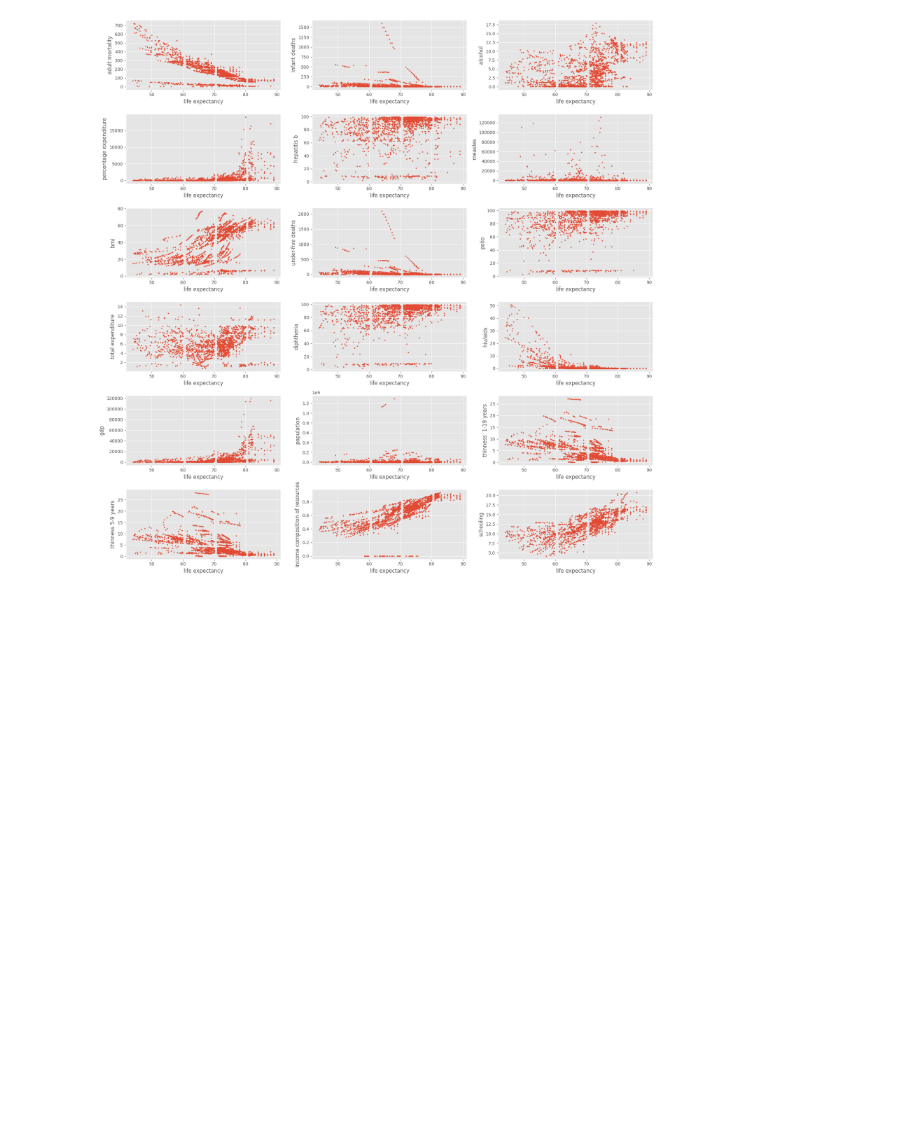
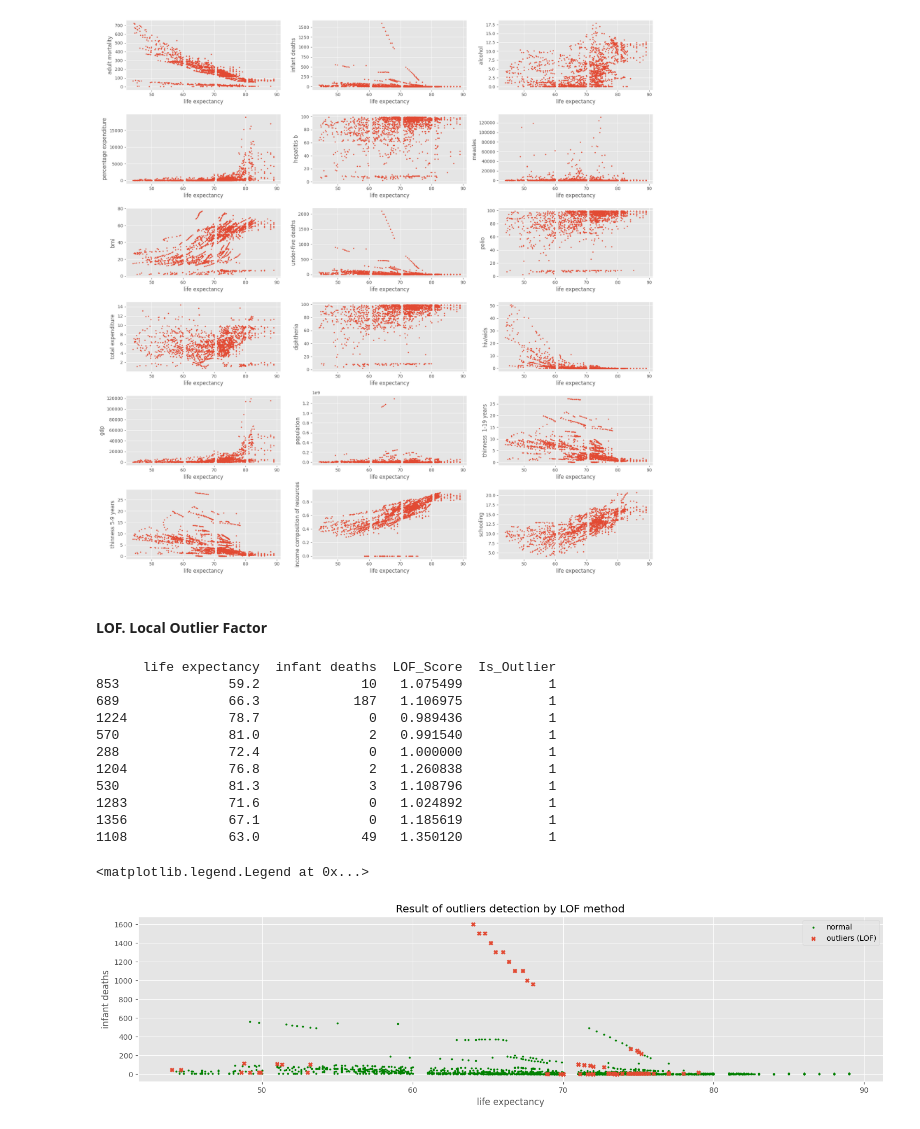
Before and after one commit to fadeeva/nakedML, a Jupyter notebook: MLnotes/003.ipynb, the cells around one changed output. Saved outputs shown, nothing was run; the diff lists cells and outputs as text; code cells hidden in the pictures; blank space fills up the shorter version.

```diff
--- a/MLnotes/003.ipynb
+++ b/MLnotes/003.ipynb
@@ -338,3 +341,44 @@ for i, col in enumerate(df.drop(['country', 'year', 'life expectancy'], axis=1).
 plt.tight_layout()
 # %% [output]
 [figure]
+# %% [markdown]
+#### LOF. Local Outlier Factor
+# %%
+neigh = df[['life expectancy', 'infant deaths']].copy()
+
+lof = LocalOutlierFactor(n_neighbors=20, contamination=0.05)
+y_pred = lof.fit_predict(neigh)  # 1 normal, -1 outliers
+
+lof_scores = -lof.negative_outlier_factor_
+
+neigh['LOF_Score'] = lof_scores
+neigh['Is_Outlier'] = y_pred
+
+print(neigh.sample(10))
+
+plt.figure(figsize=(18, 4))
+
+normal = neigh[neigh['Is_Outlier'] == 1]
+plt.scatter(normal['life expectancy'], normal['infant deaths'], c='green', label='normal', s=5)
+
+outliers_found = neigh[neigh['Is_Outlier'] == -1]
+plt.scatter(outliers_found['life expectancy'], outliers_found['infant deaths'], label='outliers (LOF)', s=30, marker='X')
+
+plt.title('Result of outliers detection by LOF method')
+plt.xlabel('life expectancy')
+plt.ylabel('infant deaths')
+plt.legend()
+# %% [output]
+      life expectancy  infant deaths  LOF_Score  Is_Outlier
+853              59.2             10   1.075499           1
+689              66.3            187   1.106975           1
+1224             78.7              0   0.989436           1
+570              81.0              2   0.991540           1
+288              72.4              0   1.000000           1
+1204             76.8              2   1.260838           1
+530              81.3              3   1.108796           1
+1283             71.6              0   1.024892           1
+1356             67.1              0   1.185619           1
+1108             63.0             49   1.350120           1
+<matplotlib.legend.Legend at 0x...>
+[figure, added]
```
Also changed, not shown: parts of 2 cells of this notebook.
